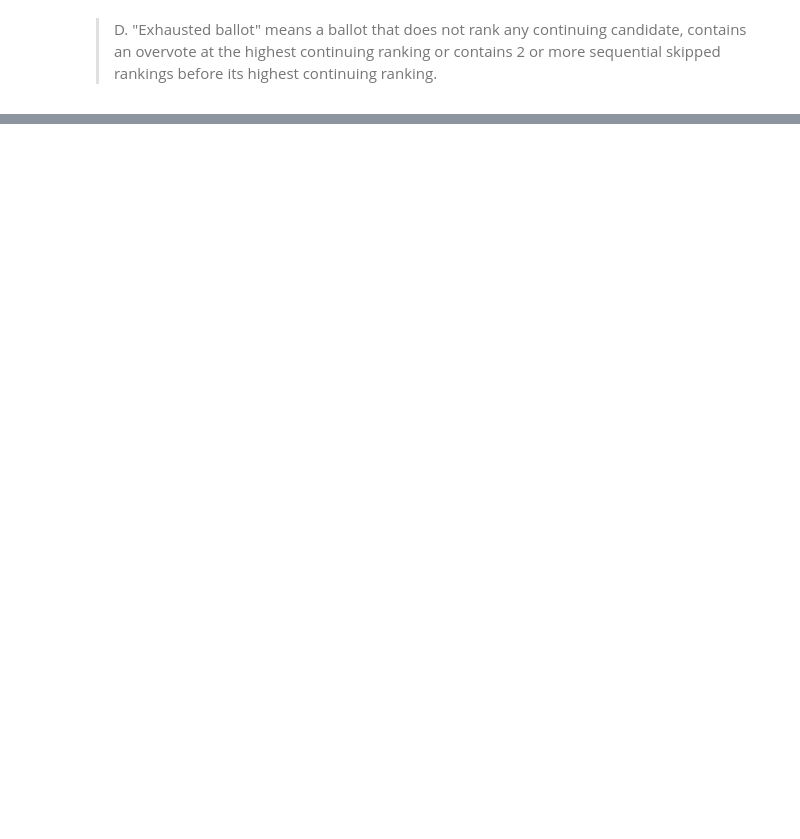
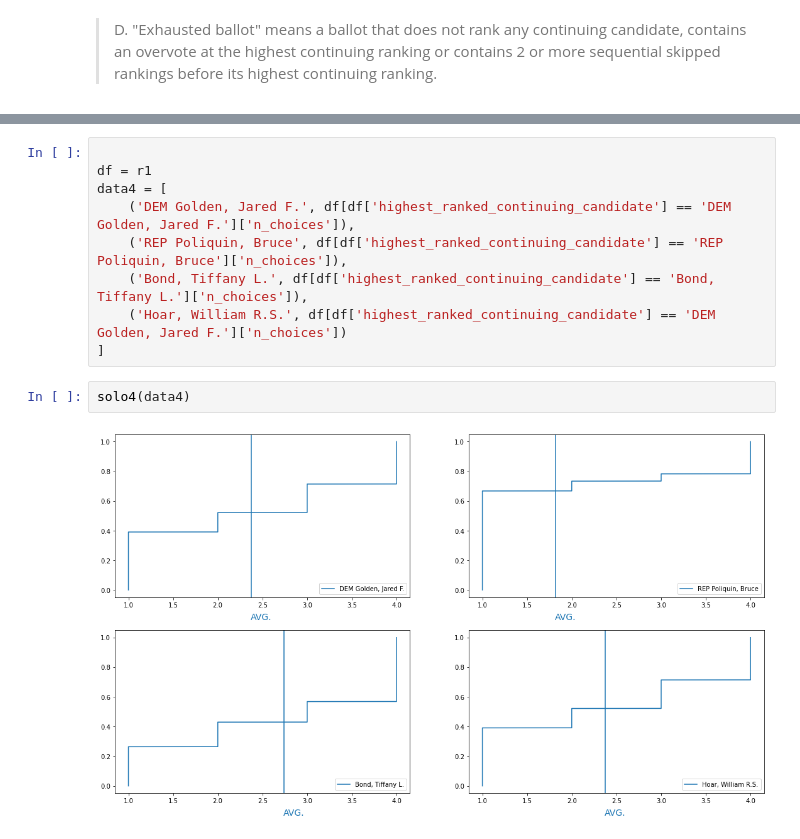
Before and after one commit to baxterdemers/rcv, a Jupyter notebook: maine_rcv.ipynb, the cells around one changed output, grey strips where cells are left out. Cells and saved outputs as stored; diff of their text form; blank space fills up the shorter version.

```diff
--- a/maine_rcv.ipynb
+++ b/maine_rcv.ipynb
@@ -248,0 +423,13 @@ dtype: float64
+# %%
+
+df = r1
+data4 = [
+    ('DEM Golden, Jared F.', df[df['highest_ranked_continuing_candidate'] == 'DEM Golden, Jared F.']['n_choices']),
+    ('REP Poliquin, Bruce', df[df['highest_ranked_continuing_candidate'] == 'REP Poliquin, Bruce']['n_choices']),
+    ('Bond, Tiffany L.', df[df['highest_ranked_continuing_candidate'] == 'Bond, Tiffany L.']['n_choices']),
+    ('Hoar, William R.S.', df[df['highest_ranked_continuing_candidate'] == 'DEM Golden, Jared F.']['n_choices'])
+]
+# %%
+solo4(data4)
+# %% [output]
+[figure, added]
```
Also changed, not shown: parts of 25 cells of this notebook, 37 other files.
